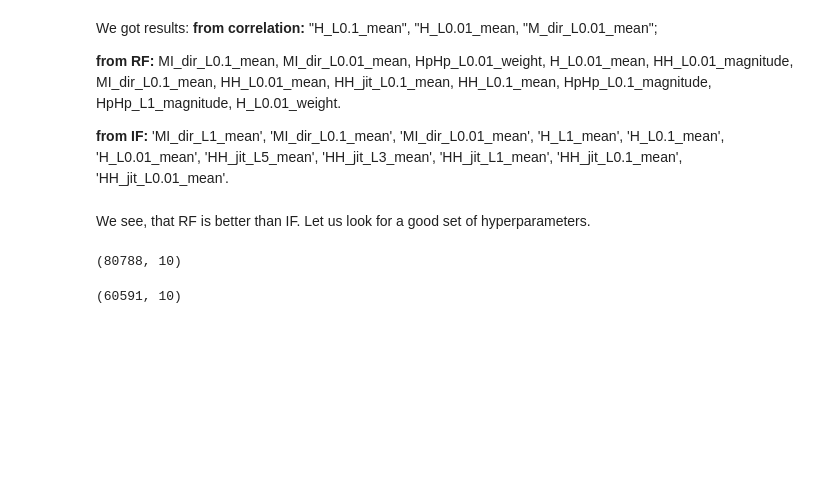
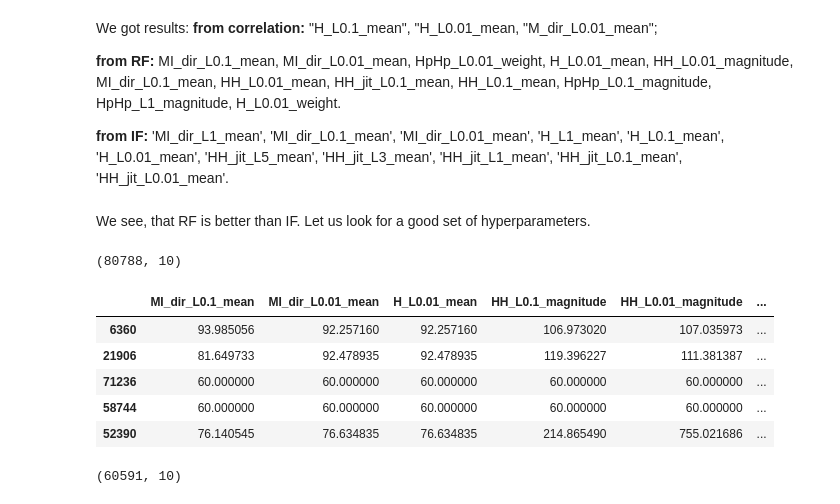
Before and after one commit to Vorok/ds_26_10_2018, a Jupyter notebook: final_pr_v2.ipynb, the cells around one changed output. Saved outputs shown, nothing was run; the diff lists cells and outputs as text; code cells hidden in the pictures; blank space fills up the shorter version.

```diff
--- a/final_pr_v2.ipynb
+++ b/final_pr_v2.ipynb
@@ -306,6 +280,15 @@ X = drop_columns_rf(data)
 X.shape
 # %% [output]
 (80788, 10)
+# %%
+X.head(5)
+# %% [output]
+|  | MI_dir_L0.1_mean | MI_dir_L0.01_mean | H_L0.01_mean | HH_L0.1_magnitude | HH_L0.01_magnitude | ... |
+| 6360 | 93.985056 | 92.257160 | 92.257160 | 106.973020 | 107.035973 | ... |
+| 21906 | 81.649733 | 92.478935 | 92.478935 | 119.396227 | 111.381387 | ... |
+| 71236 | 60.000000 | 60.000000 | 60.000000 | 60.000000 | 60.000000 | ... |
+| 58744 | 60.000000 | 60.000000 | 60.000000 | 60.000000 | 60.000000 | ... |
+| 52390 | 76.140545 | 76.634835 | 76.634835 | 214.865490 | 755.021686 | ... |
 # %%
 X_train, X_test, y_train, y_test = train_test_split(X, y, test_size=0.25, random_state=0)
 X_train.shape
```
Also changed, not shown: parts of 64 cells of this notebook.
